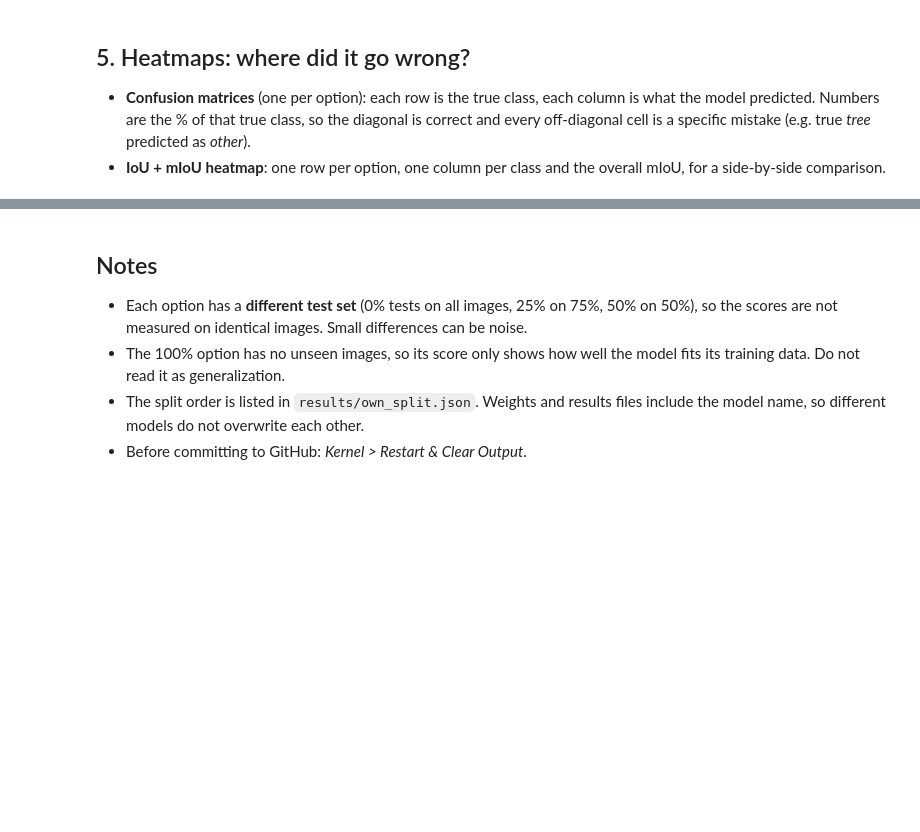
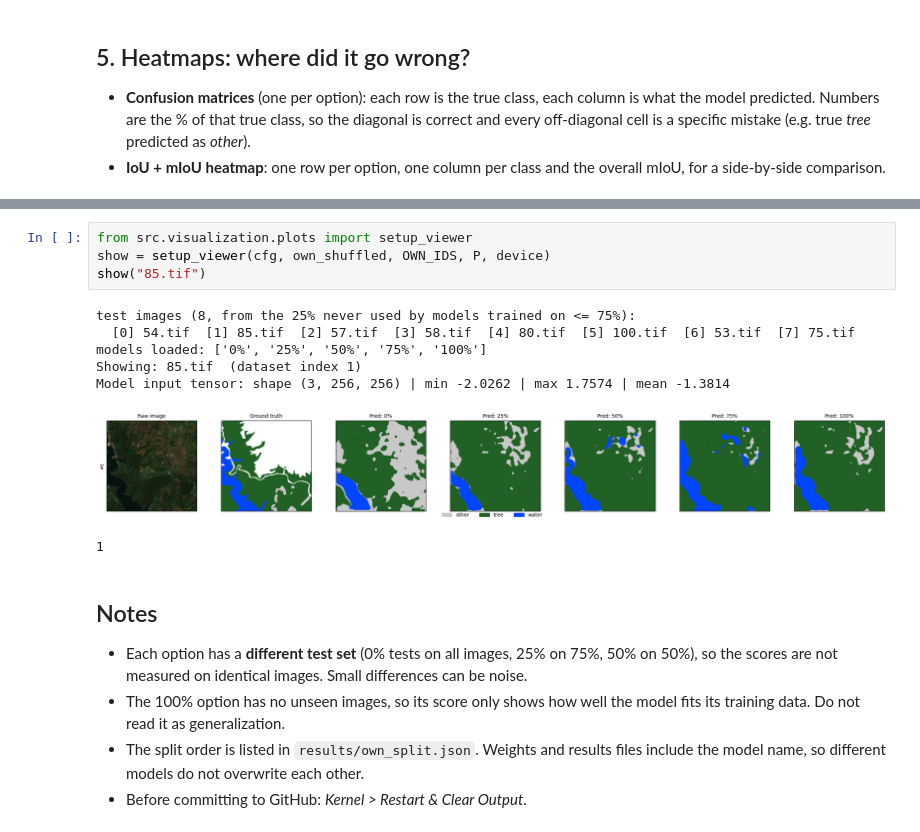
Before and after one commit to 6731503032/land_cover_senior2026, a Jupyter notebook: notebooks/01_train_water_tree (unet_r34).ipynb, the cells around one changed output, grey strips where cells are left out. Saved outputs shown, nothing was run; the diff lists cells and outputs as text; blank space fills up the shorter version.

```diff
--- a/notebooks/01_train_water_tree (unet_r34).ipynb
+++ b/notebooks/01_train_water_tree (unet_r34).ipynb
@@ -105,3 +157,15 @@ plot_iou_heatmap(results, CLASSES, save_to=P["results_dir"] / f"own_fraction_{MO
+# %%
+from src.visualization.plots import setup_viewer
+show = setup_viewer(cfg, own_shuffled, OWN_IDS, P, device)
+show("85.tif")
+# %% [output]
+test images (8, from the 25% never used by models trained on <= 75%):
+  [0] 54.tif  [1] 85.tif  [2] 57.tif  [3] 58.tif  [4] 80.tif  [5] 100.tif  [6] 53.tif  [7] 75.tif
+models loaded: ['0%', '25%', '50%', '75%', '100%']
+Showing: 85.tif  (dataset index 1)
+Model input tensor: shape (3, 256, 256) | min -2.0262 | max 1.7574 | mean -1.3814
+[figure, added]
+1
 # %% [markdown]
 ## Notes
 - Each option has a **different test set** (0% tests on all images, 25% on 75%, 50% on 50%), so the scores are not measured on identical images. Small differences can be noise.
```
Also changed, not shown: parts of 4 cells of this notebook, 25 other files.
